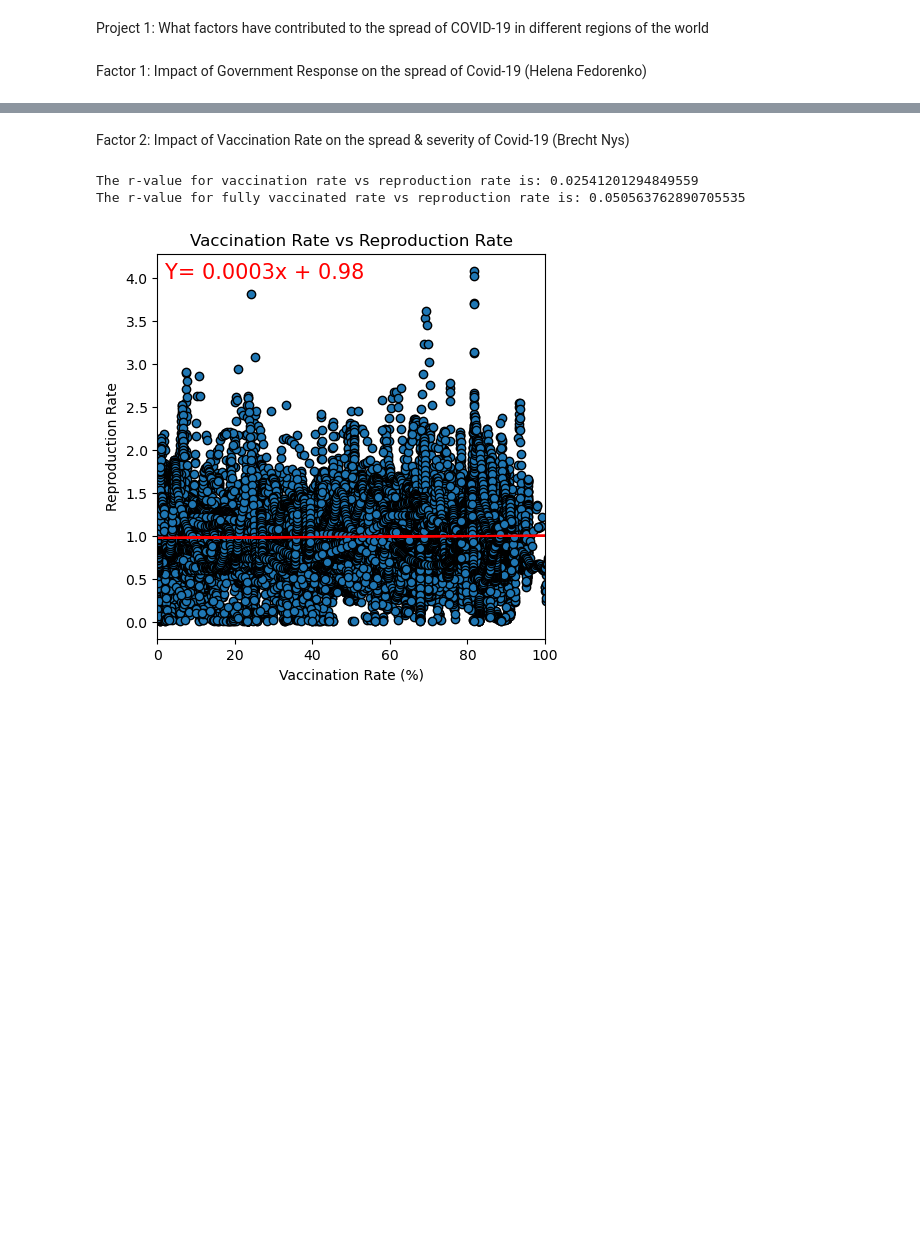
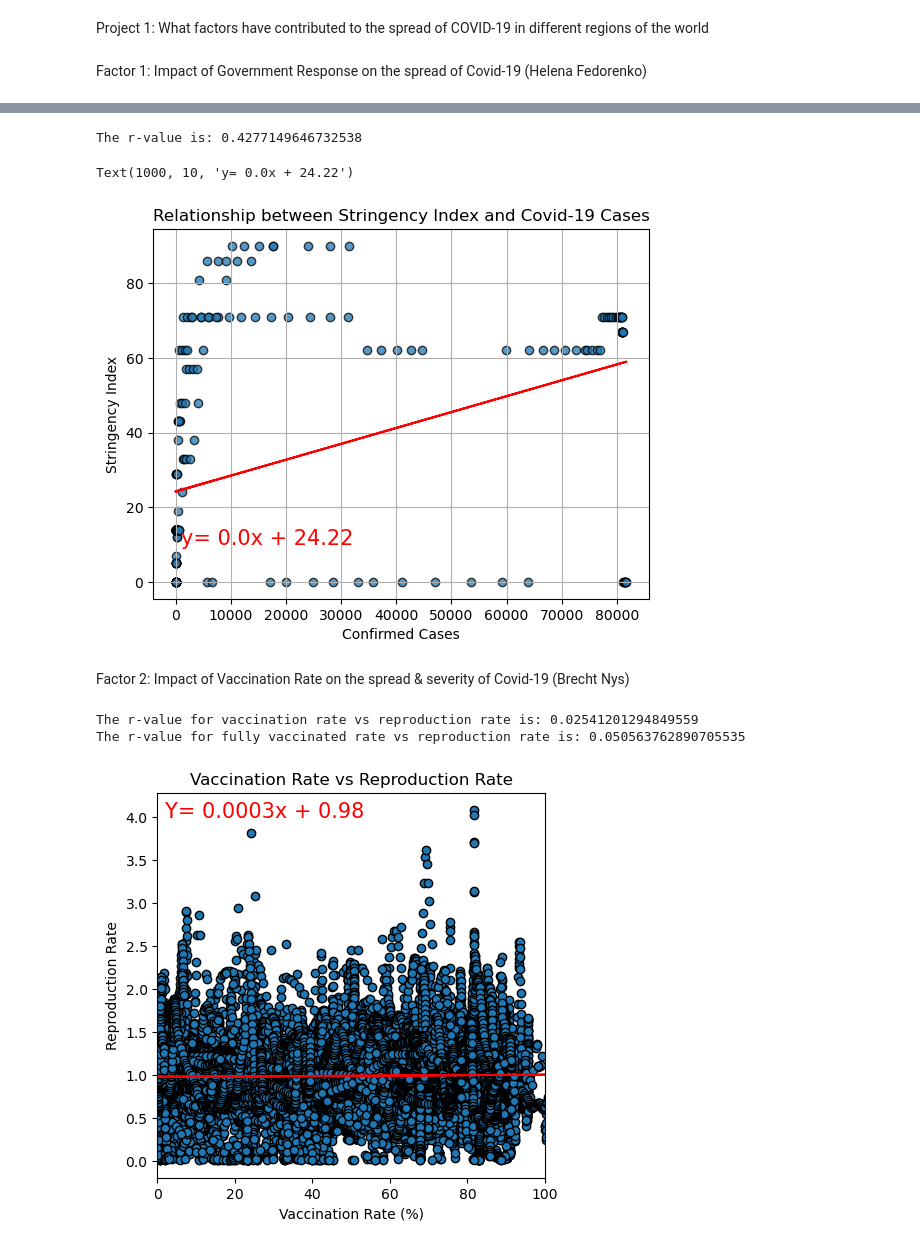
Before and after one commit to NysB/Project_1_Group_3, a Jupyter notebook: factors_covid.ipynb, the cells around one changed output, grey strips where cells are left out. Cells and saved outputs as stored; diff of their text form; code cells hidden in the pictures; blank space fills up the shorter version.

```diff
--- a/factors_covid.ipynb
+++ b/factors_covid.ipynb
@@ -31,0 +150,3 @@ Factor 1: Impact of Government Response on the spread of Covid-19 (Helena Fedore
+# %%
+#Merge data
+new_data_country = pd.concat([China_df, Spain_df, Italy_df, UK_df])
@@ -31,0 +180,4 @@ Factor 1: Impact of Government Response on the spread of Covid-19 (Helena Fedore
+# %%
+#Merge dataframes to see correlation
+merged_data=pd.merge(new_covid_df, new_data_country)
+merged_data
@@ -31,0 +198,8 @@ Factor 1: Impact of Government Response on the spread of Covid-19 (Helena Fedore
+# %%
+#Drop all Nan rows
+merged_data.dropna()
+
+merged_data_na = merged_data.fillna({"Stringency Index" : 0
+                                     })
+
+merged_data_na
@@ -32,3 +220,29 @@ Factor 1: Impact of Government Response on the spread of Covid-19 (Helena Fedore
+# %%
+#Calculate correlation
+x_axis = merged_data_na["Confirmed Cases"]
+y_axis = merged_data_na["Stringency Index"]
+
+plt.scatter(x_axis , y_axis, marker="o", edgecolors="black", alpha=0.75)
+
+
+#labels to scatter plot
+plt.title("Relationship between Stringency Index and Covid-19 Cases")
+plt.xlabel("Confirmed Cases")
+plt.ylabel("Stringency Index")
+plt.grid()
+
+plt.savefig("Result\.Relationship between Stringency Index and Covid-19 Cases.png")
+
+(slope, intercept, rvalues, pvalue, stderr) = st.linregress(x_axis, y_axis)
+regress_values = x_axis  * slope + intercept
+line_eq = "y= " + str(round(slope,2)) + "x + " + str(round(intercept,2))
+print("The r-value is: " + str(rvalues))
+plt.plot(x_axis, regress_values, "r-")
+plt.annotate(line_eq, xy=(1000,10),fontsize = 15, color = "red")
+# %% [output]
+The r-value is: 0.4277149646732538
+Text(1000, 10, 'y= 0.0x + 24.22')
+[figure, added]
 # %% [markdown]
 Factor 2: Impact of Vaccination Rate on the spread & severity of Covid-19 (Brecht Nys)
 # %%
```
Also changed, not shown: parts of 10 cells of this notebook, 3 other files.
